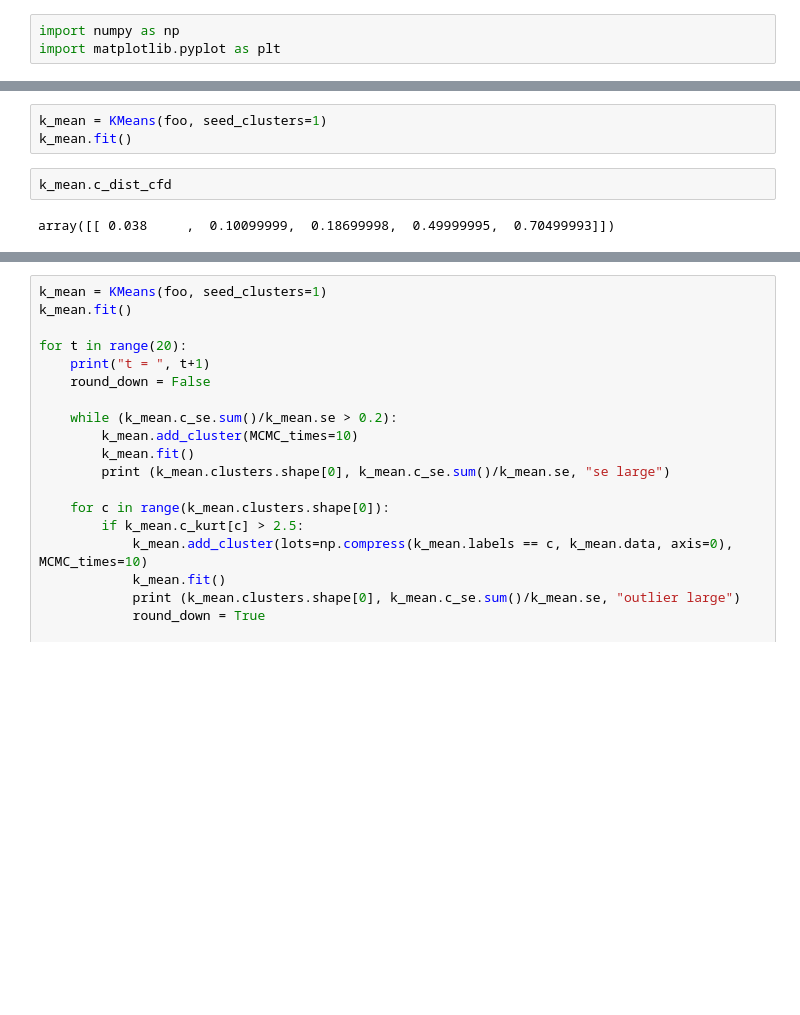
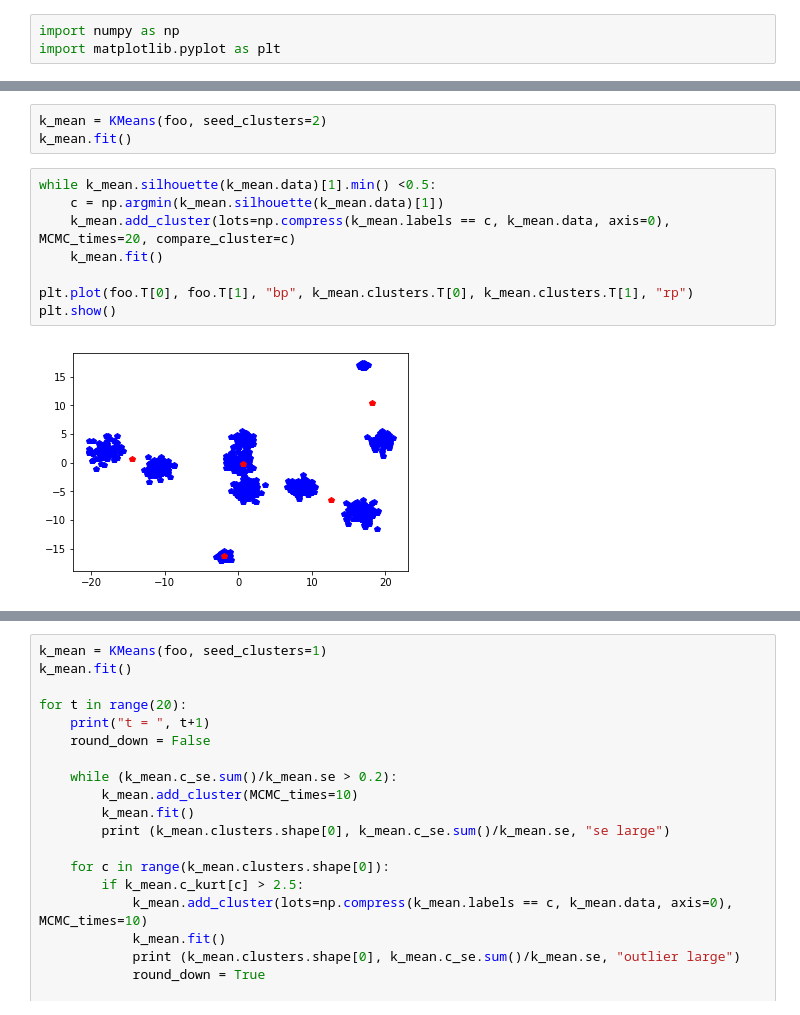
Before and after one commit to Dogiko/KMeans-Clustering, a Jupyter notebook: main.ipynb, the cells around one changed output, grey strips where cells are left out. Drawn from its saved outputs; the diff is of its cells as text; blank space fills up the shorter version.

```diff
--- a/main.ipynb
+++ b/main.ipynb
@@ -260,10 +261,16 @@ plt.show()
 # %%
-k_mean = KMeans(foo, seed_clusters=1)
+k_mean = KMeans(foo, seed_clusters=2)
 k_mean.fit()
-# %%
-k_mean.c_dist_cfd
-# %% [output]
-array([[ 0.038     ,  0.10099999,  0.18699998,  0.49999995,  0.70499993]])
+# %%
+while k_mean.silhouette(k_mean.data)[1].min() <0.5:
+    c = np.argmin(k_mean.silhouette(k_mean.data)[1])
+    k_mean.add_cluster(lots=np.compress(k_mean.labels == c, k_mean.data, axis=0), MCMC_times=20, compare_cluster=c)
+    k_mean.fit()
+
+plt.plot(foo.T[0], foo.T[1], "bp", k_mean.clusters.T[0], k_mean.clusters.T[1], "rp")
+plt.show()
+# %% [output]
+[figure, added]
 # %%
 k_mean.cluster_adj_elbow(0.8)
 
```
Also changed, not shown: parts of 26 cells of this notebook.
